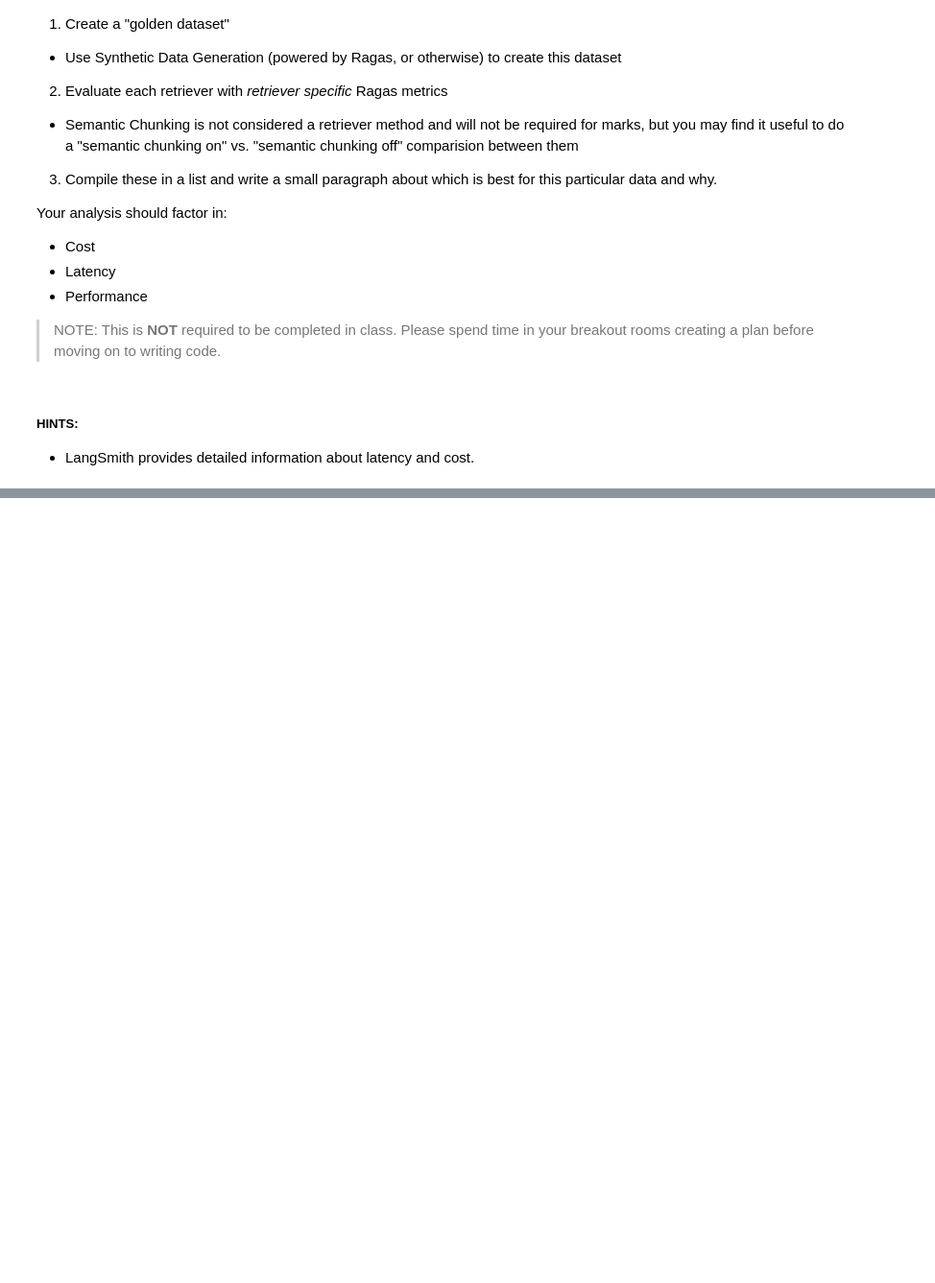
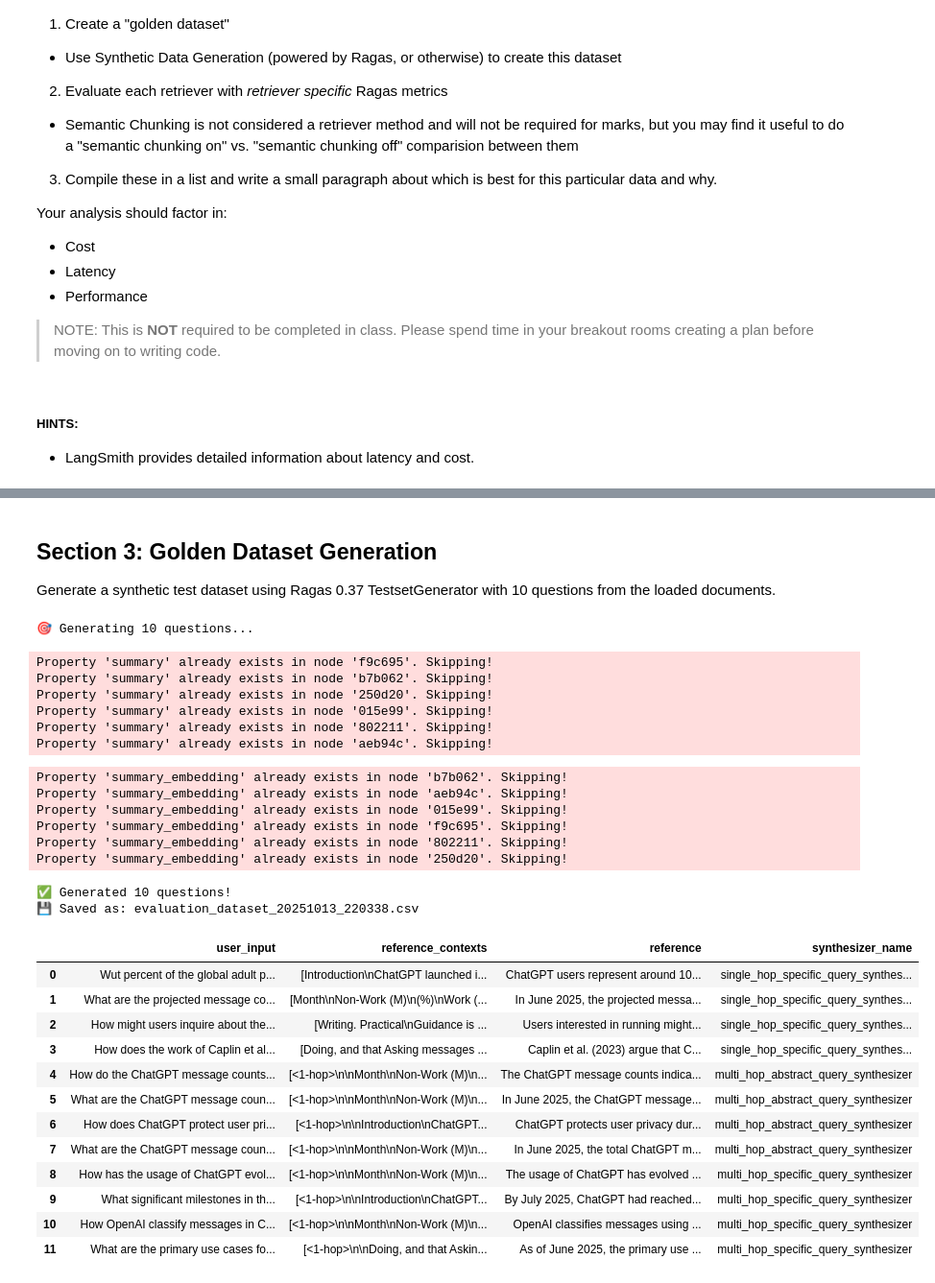
Before and after one commit to iKwesi/AIE8, a Jupyter notebook: 09_Advanced_Retrieval/Advanced_Retrieval_with_LangChain_Assignment.ipynb, the cells around one changed output, grey strips where cells are left out. Shown: that part at 96% size. Saved outputs shown, nothing was run; the diff lists cells and outputs as text; code cells hidden in the pictures; blank space fills up the shorter version.

```diff
--- a/09_Advanced_Retrieval/Advanced_Retrieval_with_LangChain_Assignment.ipynb
+++ b/09_Advanced_Retrieval/Advanced_Retrieval_with_LangChain_Assignment.ipynb
@@ -731,0 +927,4 @@ Your analysis should factor in:
+# %%
+
+# Execute document
+original_docs, standard_chunks = load_and_prepare_documents()
@@ -731,0 +950,69 @@ Your analysis should factor in:
+# %% [markdown]
+## __Section 3: Golden Dataset Generation__
+
+Generate a synthetic test dataset using Ragas 0.37 TestsetGenerator with 10 questions from the loaded documents.
+# %%
+
+def create_synthetic_dataset(documents, test_size=10):
+    """Generate synthetic evaluation dataset using Ragas 0.37."""
+    print(f"🎯 Generating {test_size} questions...")
+
+    # Initialize models (Ragas 0.37 style)
+    generator_llm = LangchainLLMWrapper(ChatOpenAI(model="gpt-4o-mini", temperature=0))
+    generator_embeddings = LangchainEmbeddingsWrapper(OpenAIEmbeddings(model="text-embedding-3-small"))
+
+    # Create generator
+    generator = TestsetGenerator(llm=generator_llm, embedding_model=generator_embeddings)
+
+    # Generate testset
+    testset = generator.generate_with_langchain_docs(
+        documents=documents[:20],
+        testset_size=test_size
+    )
+
+    # Save to CSV
+    timestamp = datetime.now().strftime("%Y%m%d_%H%M%S")
+    filename = f"evaluation_dataset_{timestamp}.csv"
+    testset.to_pandas().to_csv(filename, index=False)
+
+    print(f"✅ Generated {test_size} questions!")
+    print(f"💾 Saved as: {filename}")
+
+    return testset  # Return native Ragas dataset
+# %%
+
+# # Clean metadata before generating synthetic dataset
+# print("🧹 Cleaning document metadata...")
+# cleaned_docs = clean_document_metadata(original_docs)
+
+# Generate synthetic dataset
+evaluation_dataset = create_synthetic_dataset(original_docs, test_size=10)
+# %% [output]
+🎯 Generating 10 questions...
+Property 'summary' already exists in node 'f9c695'. Skipping!
+Property 'summary' already exists in node 'b7b062'. Skipping!
+Property 'summary' already exists in node '250d20'. Skipping!
+Property 'summary' already exists in node '015e99'. Skipping!
+Property 'summary' already exists in node '802211'. Skipping!
+Property 'summary' already exists in node 'aeb94c'. Skipping!
+Property 'summary_embedding' already exists in node 'b7b062'. Skipping!
+Property 'summary_embedding' already exists in node 'aeb94c'. Skipping!
+Property 'summary_embedding' already exists in node '015e99'. Skipping!
+Property 'summary_embedding' already exists in node 'f9c695'. Skipping!
+Property 'summary_embedding' already exists in node '802211'. Skipping!
+Property 'summary_embedding' already exists in node '250d20'. Skipping!
+✅ Generated 10 questions!
+💾 Saved as: evaluation_dataset_20251013_220338.csv
+|  | user_input | reference_contexts | reference | synthesizer_name |
+| 0 | Wut percent of the global adult p... | [Introduction\nChatGPT launched i... | ChatGPT users represent around 10... | single_hop_specific_query_synthes... |
+| 1 | What are the projected message co... | [Month\nNon-Work (M)\n(%)\nWork (... | In June 2025, the projected messa... | single_hop_specific_query_synthes... |
+| 2 | How might users inquire about the... | [Writing. Practical\nGuidance is ... | Users interested in running might... | single_hop_specific_query_synthes... |
+| 3 | How does the work of Caplin et al... | [Doing, and that Asking messages ... | Caplin et al. (2023) argue that C... | single_hop_specific_query_synthes... |
+| 4 | How do the ChatGPT message counts... | [<1-hop>\n\nMonth\nNon-Work (M)\n... | The ChatGPT message counts indica... | multi_hop_abstract_query_synthesizer |
+| 5 | What are the ChatGPT message coun... | [<1-hop>\n\nMonth\nNon-Work (M)\n... | In June 2025, the ChatGPT message... | multi_hop_abstract_query_synthesizer |
+| 6 | How does ChatGPT protect user pri... | [<1-hop>\n\nIntroduction\nChatGPT... | ChatGPT protects user privacy dur... | multi_hop_abstract_query_synthesizer |
+| 7 | What are the ChatGPT message coun... | [<1-hop>\n\nMonth\nNon-Work (M)\n... | In June 2025, the total ChatGPT m... | multi_hop_abstract_query_synthesizer |
+| 8 | How has the usage of ChatGPT evol... | [<1-hop>\n\nMonth\nNon-Work (M)\n... | The usage of ChatGPT has evolved ... | multi_hop_specific_query_synthesizer |
+| 9 | What significant milestones in th... | [<1-hop>\n\nIntroduction\nChatGPT... | By July 2025, ChatGPT had reached... | multi_hop_specific_query_synthesizer |
+| 10 | How OpenAI classify messages in C... | [<1-hop>\n\nMonth\nNon-Work (M)\n... | OpenAI classifies messages using ... | multi_hop_specific_query_synthesizer |
+| 11 | What are the primary use cases fo... | [<1-hop>\n\nDoing, and that Askin... | As of June 2025, the primary use ... | multi_hop_specific_query_synthesizer |
```
Also changed, not shown: parts of 34 cells of this notebook, 9 other files.
